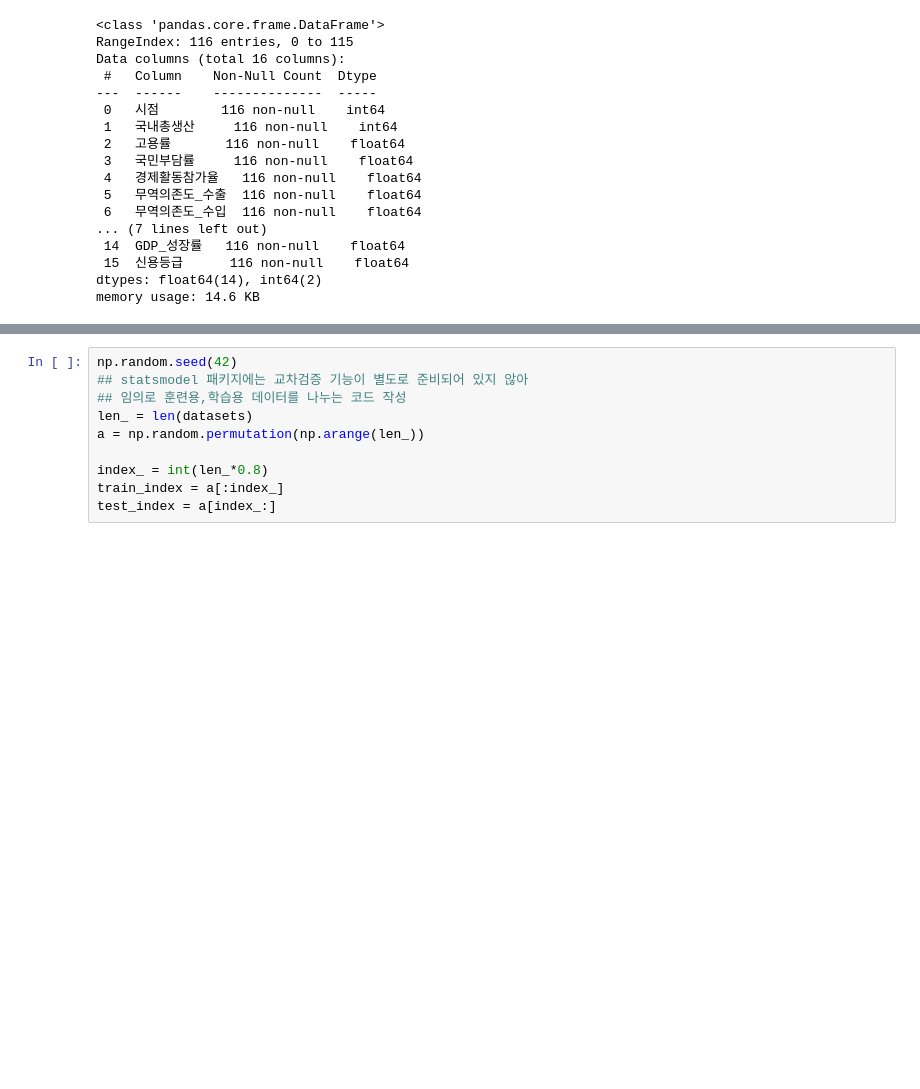
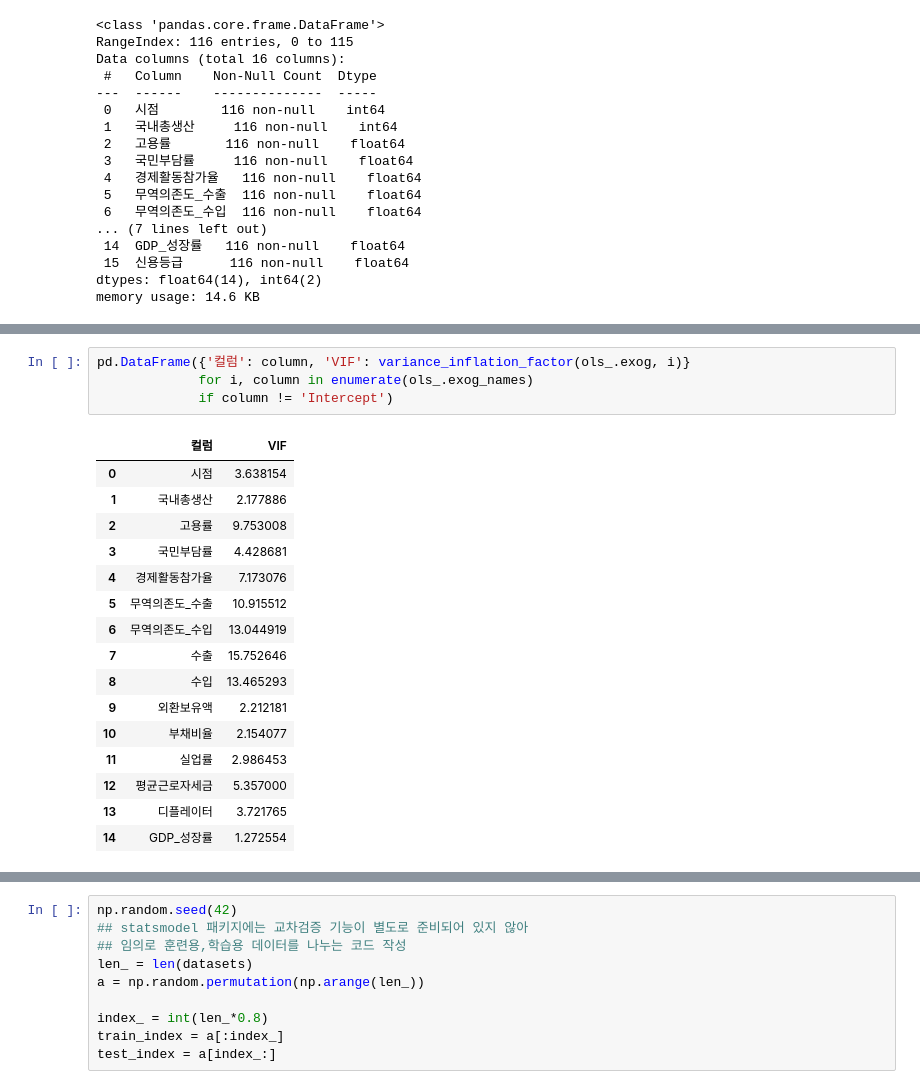
Before and after one commit to YJ-97/Project1, a Jupyter notebook: ols.ipynb, the cells around one changed output, grey strips where cells are left out. Cells and saved outputs as stored; diff of their text form; blank space fills up the shorter version.

```diff
--- a/ols.ipynb
+++ b/ols.ipynb
@@ -67,0 +78,21 @@ datasets.describe()
+# %%
+pd.DataFrame({'컬럼': column, 'VIF': variance_inflation_factor(ols_.exog, i)}
+             for i, column in enumerate(ols_.exog_names)
+             if column != 'Intercept')
+# %% [output]
+|  | 컬럼 | VIF |
+| 0 | 시점 | 3.638154 |
+| 1 | 국내총생산 | 2.177886 |
+| 2 | 고용률 | 9.753008 |
+| 3 | 국민부담률 | 4.428681 |
+| 4 | 경제활동참가율 | 7.173076 |
+| 5 | 무역의존도_수출 | 10.915512 |
+| 6 | 무역의존도_수입 | 13.044919 |
+| 7 | 수출 | 15.752646 |
+| 8 | 수입 | 13.465293 |
+| 9 | 외환보유액 | 2.212181 |
+| 10 | 부채비율 | 2.154077 |
+| 11 | 실업률 | 2.986453 |
+| 12 | 평균근로자세금 | 5.357000 |
+| 13 | 디플레이터 | 3.721765 |
+| 14 | GDP_성장률 | 1.272554 |
```
Also changed, not shown: parts of 12 cells of this notebook, 1 other file.
